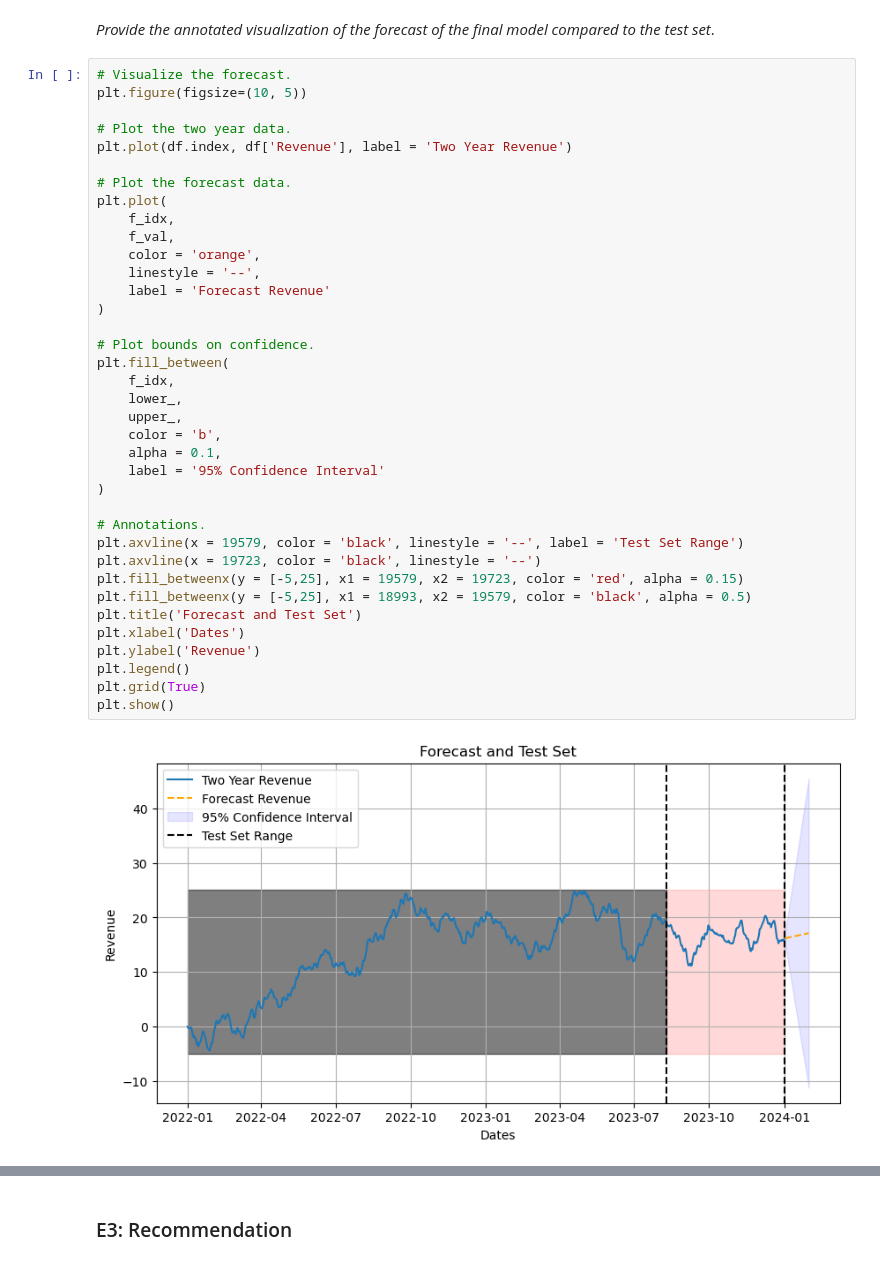
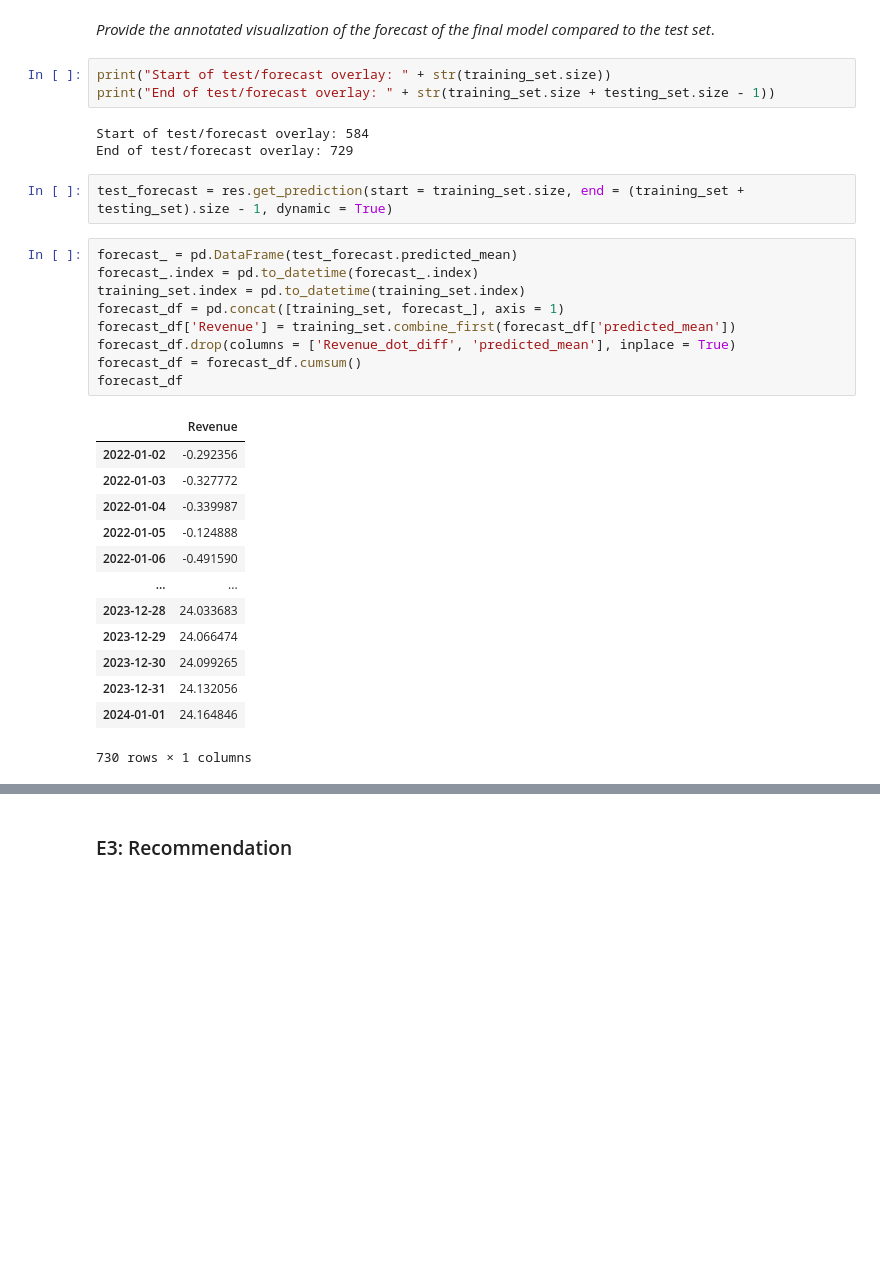
Before and after one commit to diadba/M.S.-Data-Analytics, a Jupyter notebook: D213 - Advanced Data Analytics/Task 1 - Time Series Modeling/D213PA1.ipynb, the cells around one changed output, grey strips where cells are left out. Drawn from its saved outputs; the diff is of its cells as text; blank space fills up the shorter version.

```diff
--- a/D213 - Advanced Data Analytics/Task 1 - Time Series Modeling/D213PA1.ipynb
+++ b/D213 - Advanced Data Analytics/Task 1 - Time Series Modeling/D213PA1.ipynb
@@ -618,42 +620,34 @@ MAE: 0.4072709593284696
 ### E2: Annotated Visualization <a name="Annotated-Visualization"></a>
 # %% [markdown]
 *Provide the annotated visualization of the forecast of the final model compared to the test set*.
-# %%
-# Visualize the forecast.
-plt.figure(figsize=(10, 5))
-
-# Plot the two year data.
-plt.plot(df.index, df['Revenue'], label = 'Two Year Revenue')
-
-# Plot the forecast data.
-plt.plot(
-    f_idx,
-    f_val,
-    color = 'orange',
-    linestyle = '--',
-    label = 'Forecast Revenue'
-)
-
-# Plot bounds on confidence.
-plt.fill_between(
-    f_idx,
-    lower_,
-    upper_,
-    color = 'b',
-    alpha = 0.1,
-    label = '95% Confidence Interval'
-)
-
-# Annotations.
-plt.axvline(x = 19579, color = 'black', linestyle = '--', label = 'Test Set Range')
-plt.axvline(x = 19723, color = 'black', linestyle = '--')
-plt.fill_betweenx(y = [-5,25], x1 = 19579, x2 = 19723, color = 'red', alpha = 0.15)
-plt.fill_betweenx(y = [-5,25], x1 = 18993, x2 = 19579, color = 'black', alpha = 0.5)
-plt.title('Forecast and Test Set')
-plt.xlabel('Dates')
-plt.ylabel('Revenue')
-plt.legend()
-plt.grid(True)
-plt.show()
-# %% [output]
-[figure, removed]
+# %%
+print("Start of test/forecast overlay: " + str(training_set.size))
+print("End of test/forecast overlay: " + str(training_set.size + testing_set.size - 1))
+# %% [output]
+Start of test/forecast overlay: 584
+End of test/forecast overlay: 729
+# %%
+test_forecast = res.get_prediction(start = training_set.size, end = (training_set + testing_set).size - 1, dynamic = True)
+# %%
+forecast_ = pd.DataFrame(test_forecast.predicted_mean)
+forecast_.index = pd.to_datetime(forecast_.index)
+training_set.index = pd.to_datetime(training_set.index)
+forecast_df = pd.concat([training_set, forecast_], axis = 1)
+forecast_df['Revenue'] = training_set.combine_first(forecast_df['predicted_mean'])
+forecast_df.drop(columns = ['Revenue_dot_diff', 'predicted_mean'], inplace = True)
+forecast_df = forecast_df.cumsum()
+forecast_df
+# %% [output]
+|  | Revenue |
+| 2022-01-02 | -0.292356 |
+| 2022-01-03 | -0.327772 |
+| 2022-01-04 | -0.339987 |
+| 2022-01-05 | -0.124888 |
+| 2022-01-06 | -0.491590 |
+| ... | ... |
+| 2023-12-28 | 24.033683 |
+| 2023-12-29 | 24.066474 |
+| 2023-12-30 | 24.099265 |
+| 2023-12-31 | 24.132056 |
+| 2024-01-01 | 24.164846 |
+730 rows × 1 columns
```
Also changed, not shown: parts of 8 cells of this notebook, 8 other files.
